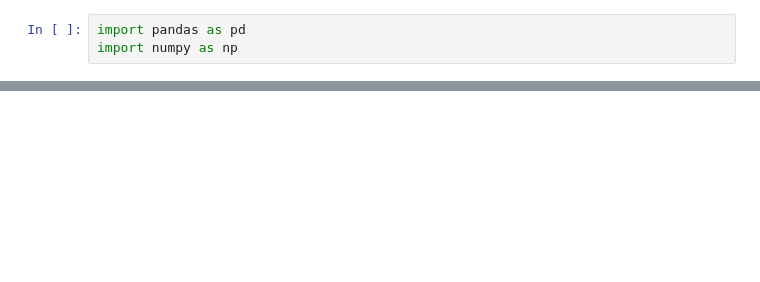
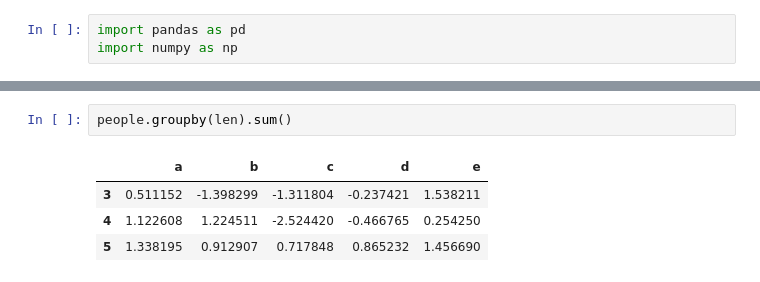
Before and after one commit to bmart231/DataScience, a Jupyter notebook: Data_Aggregation_and_Group_Operations/10_01_How_to_Think_About_Group_Operations.ipynb, the cells around one changed output, grey strips where cells are left out. Cells and saved outputs as stored; diff of their text form; blank space fills up the shorter version.

```diff
--- a/Data_Aggregation_and_Group_Operations/10_01_How_to_Think_About_Group_Operations.ipynb
+++ b/Data_Aggregation_and_Group_Operations/10_01_How_to_Think_About_Group_Operations.ipynb
@@ -39,0 +335,7 @@ df
+# %%
+people.groupby(len).sum()
+# %% [output]
+|  | a | b | c | d | e |
+| 3 | 0.511152 | -1.398299 | -1.311804 | -0.237421 | 1.538211 |
+| 4 | 1.122608 | 1.224511 | -2.524420 | -0.466765 | 0.254250 |
+| 5 | 1.338195 | 0.912907 | 0.717848 | 0.865232 | 1.456690 |
```
Also changed, not shown: parts of 62 cells of this notebook, 12 other files.
